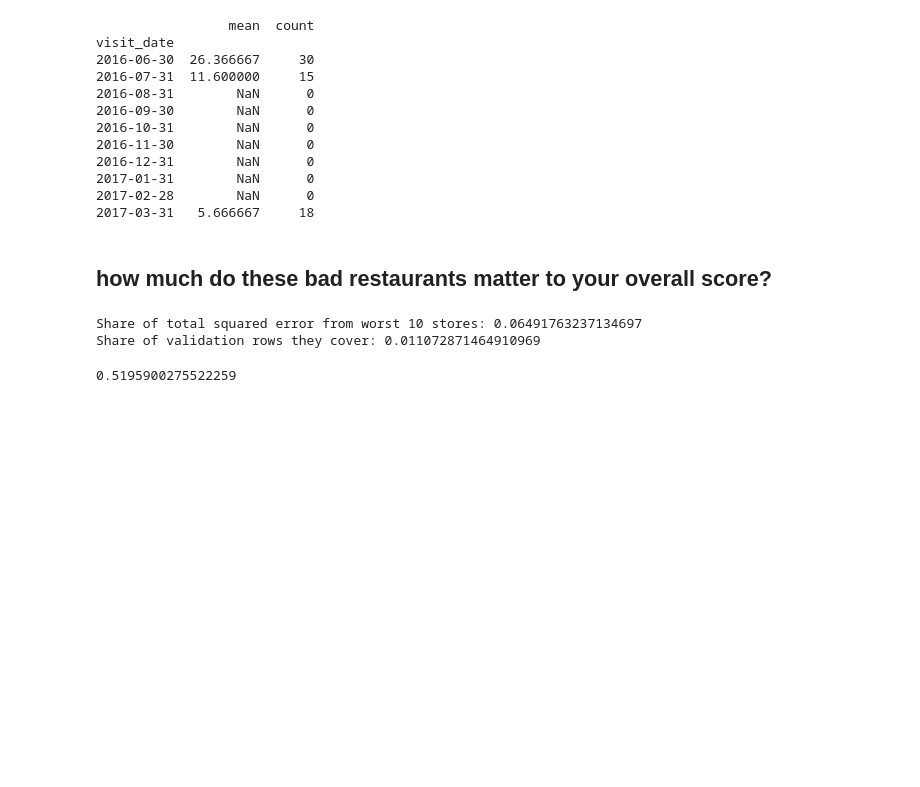
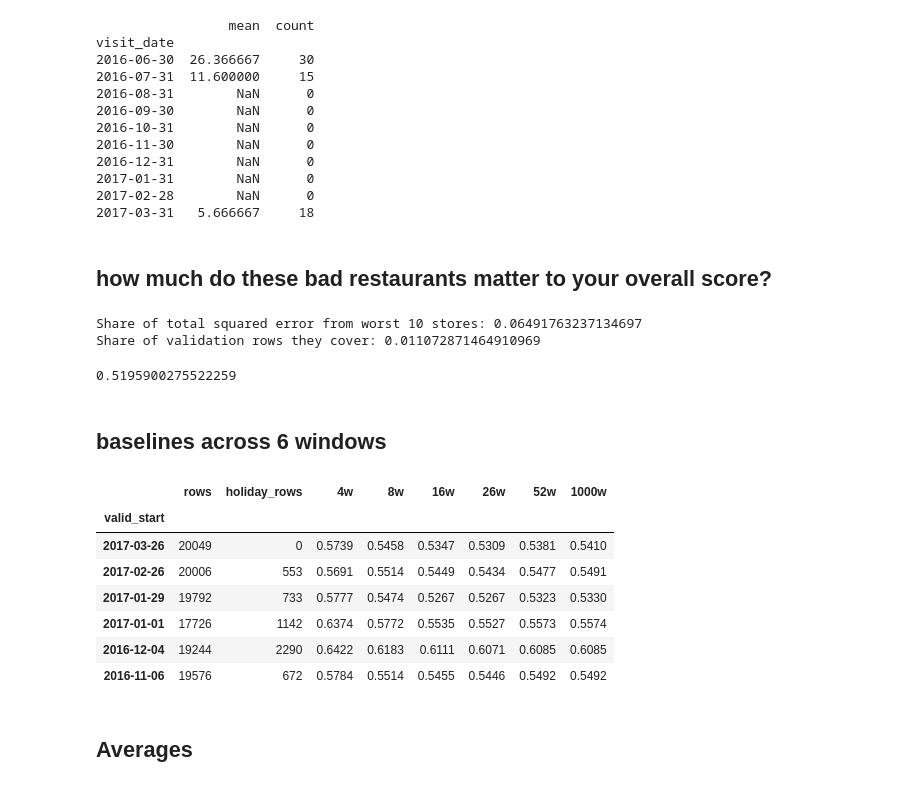
Before and after one commit to bakarboyy/restaurant-demand-forecasting, a Jupyter notebook: notebooks/01_explore.ipynb, the cells around one changed output. Saved outputs shown, nothing was run; the diff lists cells and outputs as text; code cells hidden in the pictures; blank space fills up the shorter version.

```diff
--- a/notebooks/01_explore.ipynb
+++ b/notebooks/01_explore.ipynb
@@ -458,3 +458,53 @@ keep = ~va["air_store_id"].isin(top10.index)
 print(np.sqrt(va.loc[keep, "sq_err"].mean()))
 # %% [output]
 0.5195900275522259
+# %% [markdown]
+## baselines across 6 windows
+# %%
+def run_window(valid_end, days=28, week_options=(4, 8, 16, 26, 52, 1000)):
+    # 1. Work out the dates for this window
+    valid_end = pd.Timestamp(valid_end)
+    valid_start = valid_end - pd.Timedelta(days=days - 1)
+    train_end = valid_start - pd.Timedelta(days=1)
+
+    # 2. Split: train = everything before, valid = this 28-day window
+    tr_w = visits[visits["visit_date"] <= train_end].copy()
+    va_w = visits[(visits["visit_date"] >= valid_start) & (visits["visit_date"] <= valid_end)].copy()
+    tr_w["dow"] = tr_w["visit_date"].dt.day_of_week
+    va_w["dow"] = va_w["visit_date"].dt.day_of_week
+    tr_w["log_v"] = np.log1p(tr_w["visitors"])
+
+    # 3. Fallbacks for restaurants with no recent data
+    store_mean = tr_w.groupby("air_store_id")["log_v"].mean()
+
+    # 4. Score each history length (4 weeks, 8 weeks ... all history)
+    out_row = {"valid_start": valid_start.date(), "rows": len(va_w)}
+    holiday_map = date_info.set_index("calendar_date")["holiday_flg"]
+    out_row["holiday_rows"] = int(va_w["visit_date"].map(holiday_map).sum())
+
+    for w in week_options:
+        start = train_end - pd.Timedelta(weeks=w)
+        recent = tr_w[tr_w["visit_date"] > start]
+        m = (recent.groupby(["air_store_id", "dow"])["log_v"]
+             .mean().rename("p").reset_index())
+        out = va_w.merge(m, on=["air_store_id", "dow"], how="left")
+        out["p"] = out["p"].fillna(out["air_store_id"].map(store_mean))
+        out["p"] = out["p"].fillna(tr_w["log_v"].mean())
+        out_row[f"{w}w"] = rmsle(out["visitors"], np.expm1(out["p"]))
+    return out_row
+
+# six consecutive 28-day windows, going back from the end of the data
+ends = [pd.Timestamp("2017-04-22") - pd.Timedelta(days=28 * i) for i in range(6)]
+bt = pd.DataFrame([run_window(e) for e in ends]).set_index("valid_start")
+bt.round(4)
+# %% [output]
+|  | rows | holiday_rows | 4w | 8w | 16w | 26w | 52w | 1000w |
+| valid_start |  |  |  |  |  |  |  |  |
+| 2017-03-26 | 20049 | 0 | 0.5739 | 0.5458 | 0.5347 | 0.5309 | 0.5381 | 0.5410 |
+| 2017-02-26 | 20006 | 553 | 0.5691 | 0.5514 | 0.5449 | 0.5434 | 0.5477 | 0.5491 |
+| 2017-01-29 | 19792 | 733 | 0.5777 | 0.5474 | 0.5267 | 0.5267 | 0.5323 | 0.5330 |
+| 2017-01-01 | 17726 | 1142 | 0.6374 | 0.5772 | 0.5535 | 0.5527 | 0.5573 | 0.5574 |
+| 2016-12-04 | 19244 | 2290 | 0.6422 | 0.6183 | 0.6111 | 0.6071 | 0.6085 | 0.6085 |
+| 2016-11-06 | 19576 | 672 | 0.5784 | 0.5514 | 0.5455 | 0.5446 | 0.5492 | 0.5492 |
+# %% [markdown]
+## Averages
```
Also changed, not shown: parts of 4 cells of this notebook, 1 other file.
